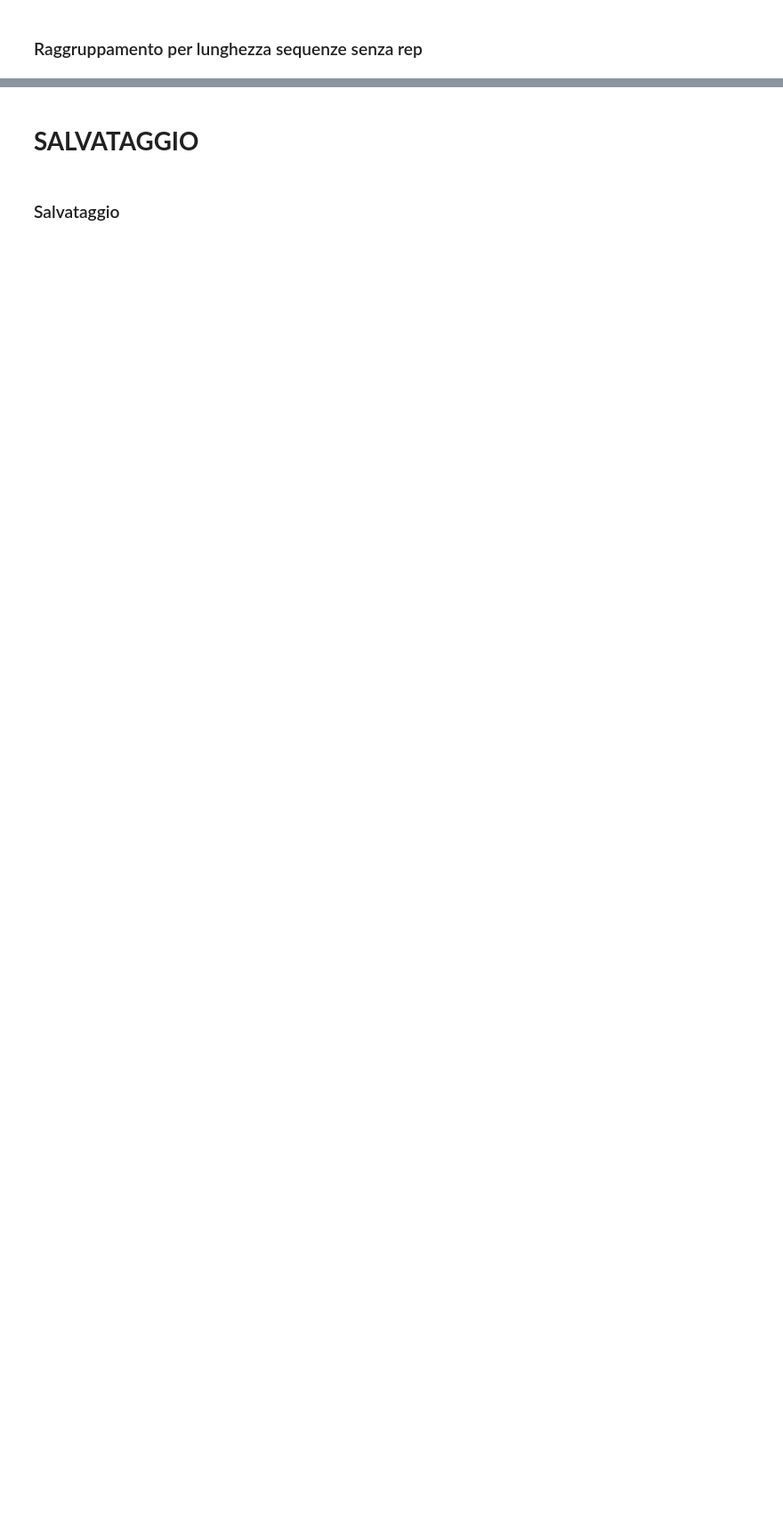
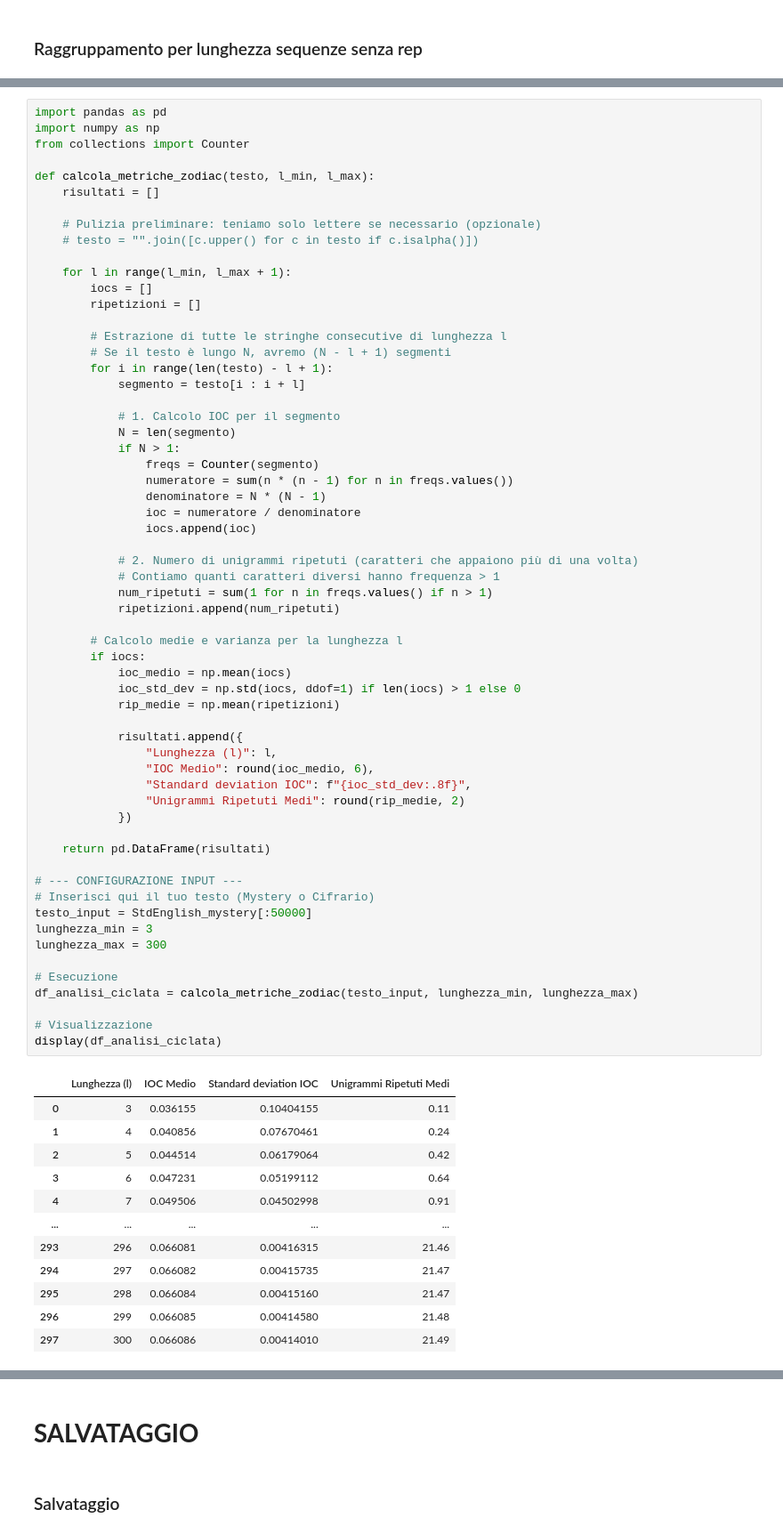
Before and after one commit to Malotrou/Zodiac_linguistic_analysis, a Jupyter notebook: Z340_analysis_jarvle.ipynb, the cells around one changed output, grey strips where cells are left out. Shown at 89% size. Drawn from its saved outputs; the diff is of its cells as text; blank space fills up the shorter version.

```diff
--- a/Z340_analysis_jarvle.ipynb
+++ b/Z340_analysis_jarvle.ipynb
@@ -877,0 +880,73 @@ Name: count, dtype: int64
+# %%
+import pandas as pd
+import numpy as np
+from collections import Counter
+
+def calcola_metriche_zodiac(testo, l_min, l_max):
+    risultati = []
+
+    # Pulizia preliminare: teniamo solo lettere se necessario (opzionale)
+    # testo = "".join([c.upper() for c in testo if c.isalpha()])
+
+    for l in range(l_min, l_max + 1):
+        iocs = []
+        ripetizioni = []
+
+        # Estrazione di tutte le stringhe consecutive di lunghezza l
+        # Se il testo è lungo N, avremo (N - l + 1) segmenti
+        for i in range(len(testo) - l + 1):
+            segmento = testo[i : i + l]
+
+            # 1. Calcolo IOC per il segmento
+            N = len(segmento)
+            if N > 1:
+                freqs = Counter(segmento)
+                numeratore = sum(n * (n - 1) for n in freqs.values())
+                denominatore = N * (N - 1)
+                ioc = numeratore / denominatore
+                iocs.append(ioc)
+
+            # 2. Numero di unigrammi ripetuti (caratteri che appaiono più di una volta)
+            # Contiamo quanti caratteri diversi hanno frequenza > 1
+            num_ripetuti = sum(1 for n in freqs.values() if n > 1)
+            ripetizioni.append(num_ripetuti)
+
+        # Calcolo medie e varianza per la lunghezza l
+        if iocs:
+            ioc_medio = np.mean(iocs)
+            ioc_std_dev = np.std(iocs, ddof=1) if len(iocs) > 1 else 0
+            rip_medie = np.mean(ripetizioni)
+
+            risultati.append({
+                "Lunghezza (l)": l,
+                "IOC Medio": round(ioc_medio, 6),
+                "Standard deviation IOC": f"{ioc_std_dev:.8f}",
+                "Unigrammi Ripetuti Medi": round(rip_medie, 2)
+            })
+
+    return pd.DataFrame(risultati)
+
+# --- CONFIGURAZIONE INPUT ---
+# Inserisci qui il tuo testo (Mystery o Cifrario)
+testo_input = StdEnglish_mystery[:50000]
+lunghezza_min = 3
+lunghezza_max = 300
+
+# Esecuzione
+df_analisi_ciclata = calcola_metriche_zodiac(testo_input, lunghezza_min, lunghezza_max)
+
+# Visualizzazione
+display(df_analisi_ciclata)
+# %% [output]
+|  | Lunghezza (l) | IOC Medio | Standard deviation IOC | Unigrammi Ripetuti Medi |
+| 0 | 3 | 0.036155 | 0.10404155 | 0.11 |
+| 1 | 4 | 0.040856 | 0.07670461 | 0.24 |
+| 2 | 5 | 0.044514 | 0.06179064 | 0.42 |
+| 3 | 6 | 0.047231 | 0.05199112 | 0.64 |
+| 4 | 7 | 0.049506 | 0.04502998 | 0.91 |
+| ... | ... | ... | ... | ... |
+| 293 | 296 | 0.066081 | 0.00416315 | 21.46 |
+| 294 | 297 | 0.066082 | 0.00415735 | 21.47 |
+| 295 | 298 | 0.066084 | 0.00415160 | 21.47 |
+| 296 | 299 | 0.066085 | 0.00414580 | 21.48 |
+| 297 | 300 | 0.066086 | 0.00414010 | 21.49 |
```
Also changed, not shown: parts of 13 cells of this notebook.
